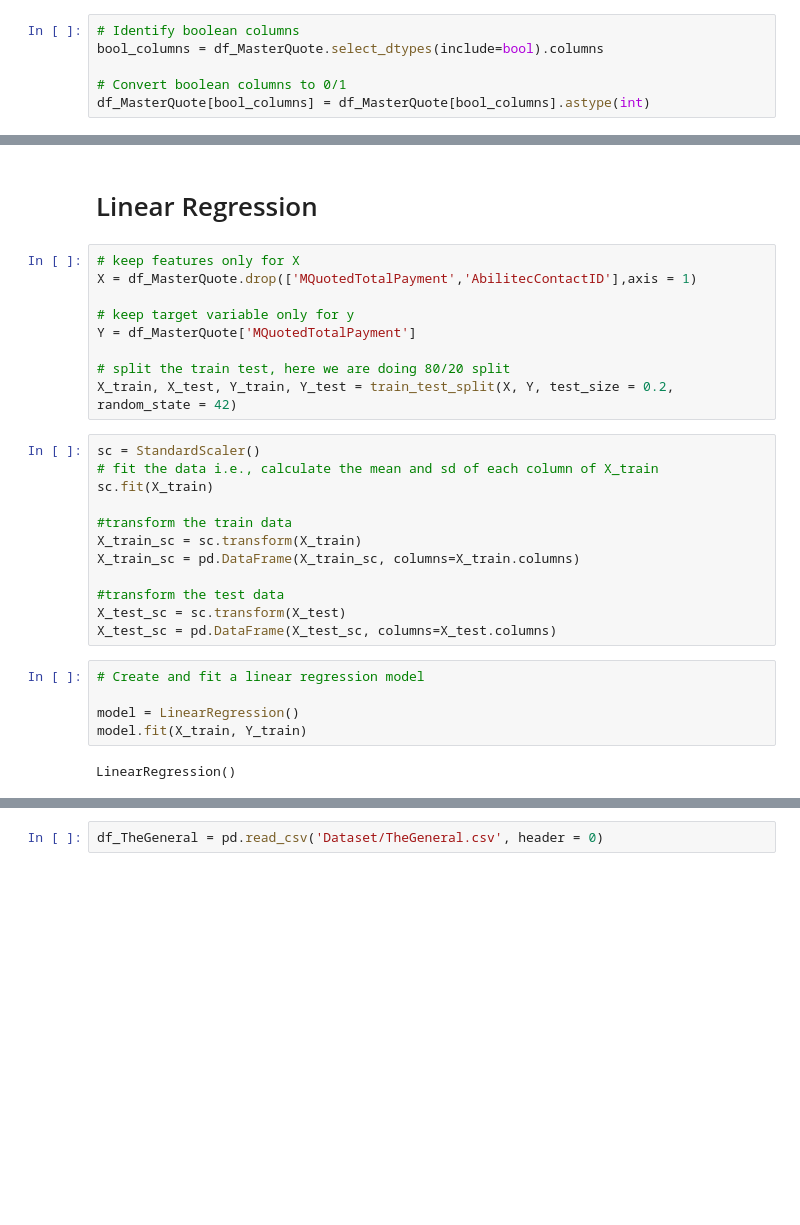
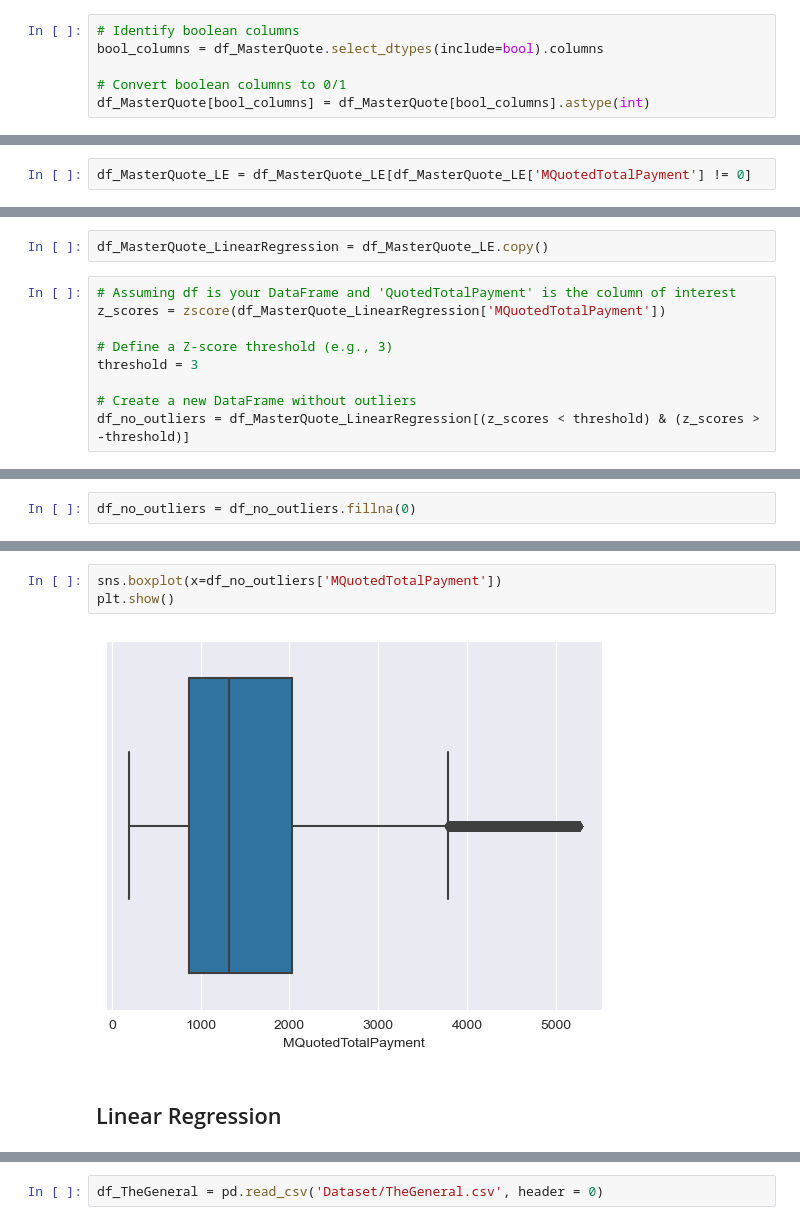
Before and after one commit to Spikes666/Final-Project-3550, a Jupyter notebook: Pr0Fin_SartinoN.ipynb, the cells around one changed output, grey strips where cells are left out. Cells and saved outputs as stored; diff of their text form; blank space fills up the shorter version.

```diff
--- a/Pr0Fin_SartinoN.ipynb
+++ b/Pr0Fin_SartinoN.ipynb
@@ -211,0 +304,2 @@ Name: MQuotedTotalPayment, dtype: float64
+# %%
+df_MasterQuote_LE = df_MasterQuote_LE[df_MasterQuote_LE['MQuotedTotalPayment'] != 0]
@@ -211,0 +315,11 @@ Name: MQuotedTotalPayment, dtype: float64
+# %%
+df_MasterQuote_LinearRegression = df_MasterQuote_LE.copy()
+# %%
+# Assuming df is your DataFrame and 'QuotedTotalPayment' is the column of interest
+z_scores = zscore(df_MasterQuote_LinearRegression['MQuotedTotalPayment'])
+
+# Define a Z-score threshold (e.g., 3)
+threshold = 3
+
+# Create a new DataFrame without outliers
+df_no_outliers = df_MasterQuote_LinearRegression[(z_scores < threshold) & (z_scores > -threshold)]
@@ -211,0 +335,2 @@ Name: MQuotedTotalPayment, dtype: float64
+# %%
+df_no_outliers = df_no_outliers.fillna(0)
@@ -212,30 +347,7 @@ Name: MQuotedTotalPayment, dtype: float64
+# %%
+sns.boxplot(x=df_no_outliers['MQuotedTotalPayment'])
+plt.show()
+# %% [output]
+[figure, added]
 # %% [markdown]
-# Linear Regression
+## Linear Regression
-# %%
-# keep features only for X
-X = df_MasterQuote.drop(['MQuotedTotalPayment','AbilitecContactID'],axis = 1)
-
-# keep target variable only for y
-Y = df_MasterQuote['MQuotedTotalPayment']
-
-# split the train test, here we are doing 80/20 split
-X_train, X_test, Y_train, Y_test = train_test_split(X, Y, test_size = 0.2, random_state = 42)
-# %%
-sc = StandardScaler()
-# fit the data i.e., calculate the mean and sd of each column of X_train
-sc.fit(X_train)
-
-#transform the train data
-X_train_sc = sc.transform(X_train)
-X_train_sc = pd.DataFrame(X_train_sc, columns=X_train.columns)
-
-#transform the test data
-X_test_sc = sc.transform(X_test)
-X_test_sc = pd.DataFrame(X_test_sc, columns=X_test.columns)
-# %%
-# Create and fit a linear regression model
-
-model = LinearRegression()
-model.fit(X_train, Y_train)
-# %% [output]
-LinearRegression()
```
Also changed, not shown: parts of 40 cells of this notebook.
